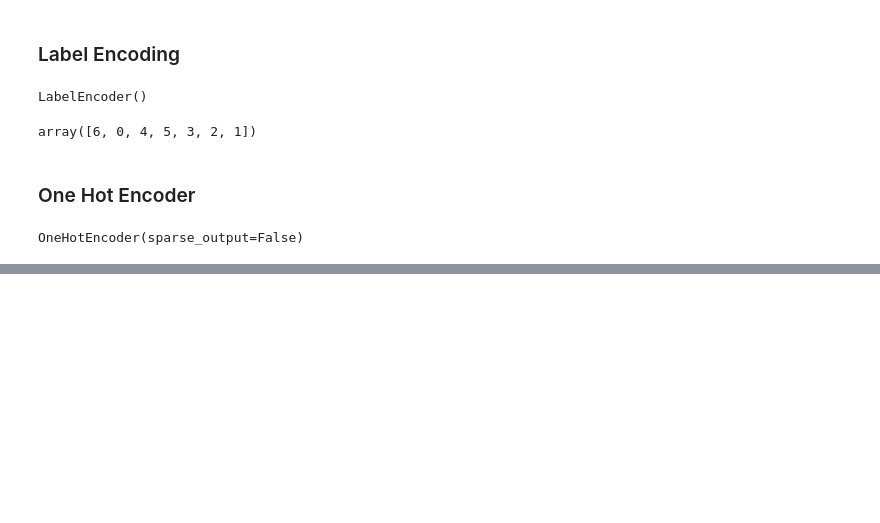
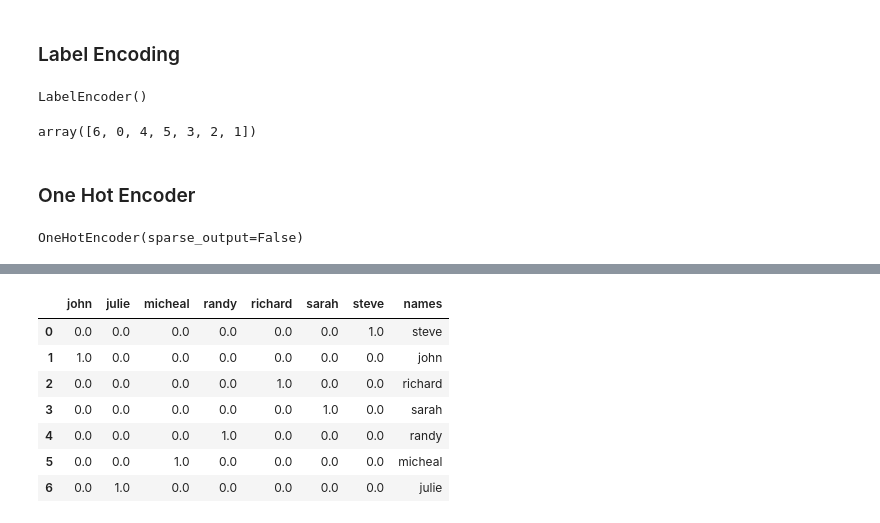
Before and after one commit to MaryWagura/python_for_deep_learning, a Jupyter notebook: notebooks/06_01b.ipynb, the cells around one changed output, grey strips where cells are left out. Drawn from its saved outputs; the diff is of its cells as text; code cells hidden in the pictures; blank space fills up the shorter version.

Commit message:
clean dataset-label encoding by names-one_hot_encoding

```diff
--- a/notebooks/06_01b.ipynb
+++ b/notebooks/06_01b.ipynb
@@ -56,3 +57,6 @@ one_hot_encoder = OneHotEncoder(sparse_output = False)
 one_hot_encoder.fit(df[['names']])
 # %% [output]
 OneHotEncoder(sparse_output=False)
+# %%
+one_hot_encoder_names = one_hot_encoder.transform(df[['names']])
+one_hot_encoder_names
@@ -58,0 +71,13 @@ OneHotEncoder(sparse_output=False)
+# %%
+one_hot_encoded_df = DataFrame(one_hot_encoder_names, columns = one_hot_encoder.categories_)
+one_hot_encoded_df['names'] = df[['names']]
+one_hot_encoded_df
+# %% [output]
+|  | john | julie | micheal | randy | richard | sarah | steve | names |
+| 0 | 0.0 | 0.0 | 0.0 | 0.0 | 0.0 | 0.0 | 1.0 | steve |
+| 1 | 1.0 | 0.0 | 0.0 | 0.0 | 0.0 | 0.0 | 0.0 | john |
+| 2 | 0.0 | 0.0 | 0.0 | 0.0 | 1.0 | 0.0 | 0.0 | richard |
+| 3 | 0.0 | 0.0 | 0.0 | 0.0 | 0.0 | 1.0 | 0.0 | sarah |
+| 4 | 0.0 | 0.0 | 0.0 | 1.0 | 0.0 | 0.0 | 0.0 | randy |
+| 5 | 0.0 | 0.0 | 1.0 | 0.0 | 0.0 | 0.0 | 0.0 | micheal |
+| 6 | 0.0 | 1.0 | 0.0 | 0.0 | 0.0 | 0.0 | 0.0 | julie |
```
Also changed, not shown: parts of 2 cells of this notebook.
